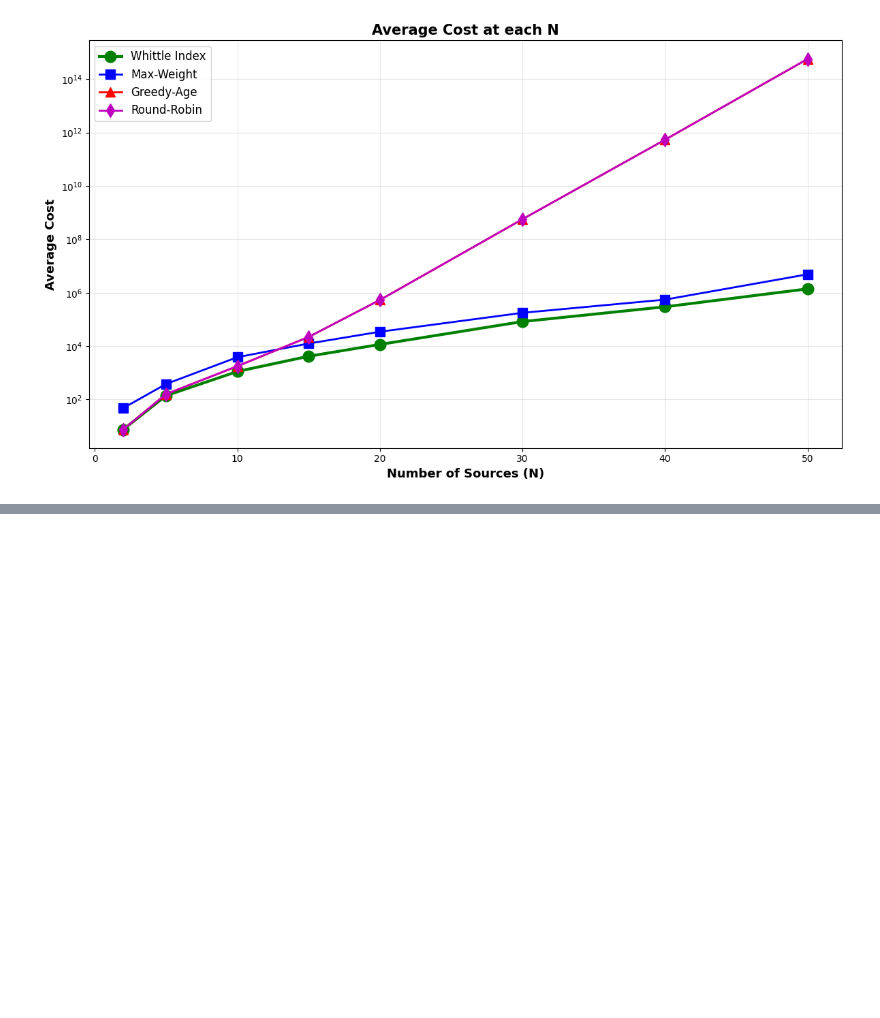
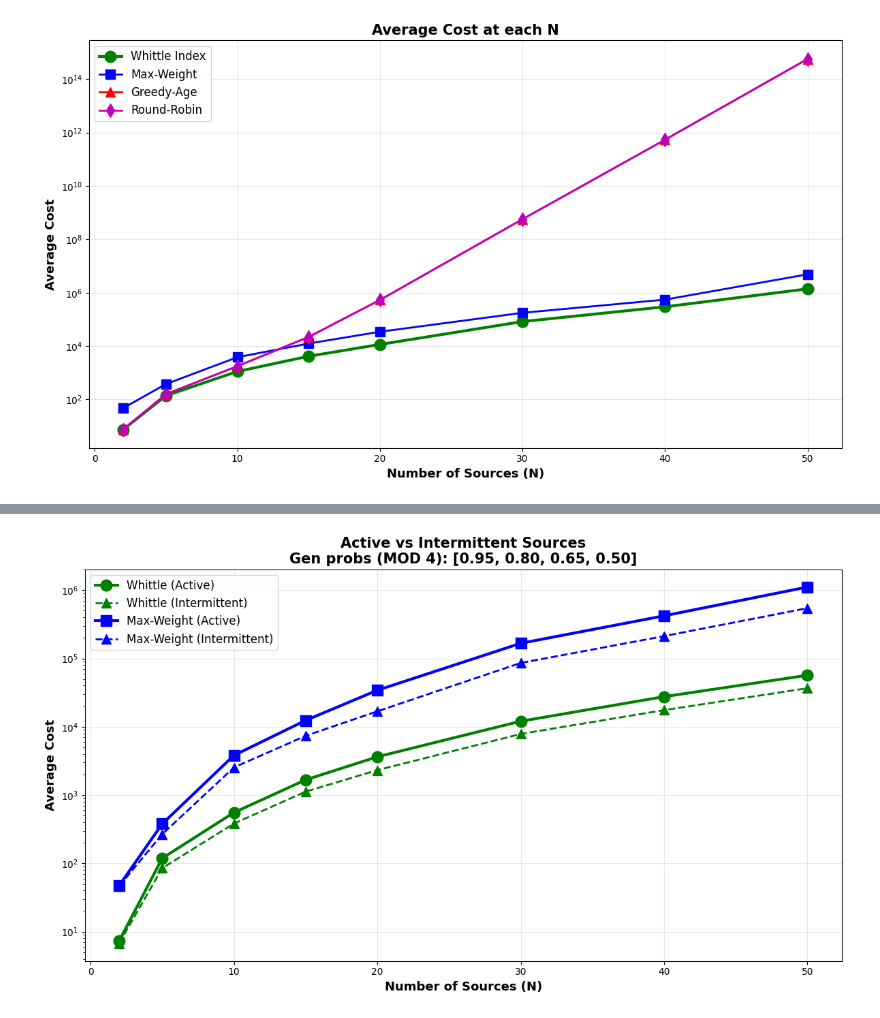
Before and after one commit to GodKnowss/ECE_547_Final_Project, a Jupyter notebook: replicating_aoi_24_2.ipynb, the cells around one changed output, grey strips where cells are left out. Drawn from its saved outputs; the diff is of its cells as text; code cells hidden in the pictures; blank space fills up the shorter version.

```diff
--- a/replicating_aoi_24_2.ipynb
+++ b/replicating_aoi_24_2.ipynb
@@ -241,0 +353,93 @@ plt.show()
+# %%
+# ============================================
+# ORIGINAL SIMULATION (Active sources)
+# ============================================
+
+def sim(policy, funcs, weights, T=3000):
+    """Original: Sources always generate data"""
+    N, ages, cost = len(funcs), [1]*len(funcs), 0
+    for t in range(T):
+        cost += sum(funcs[i](ages[i]) for i in range(N))
+        if policy == 'W': sel = np.argmax([whittle_index_reliable(ages[i], funcs[i]) for i in range(N)])
+        elif policy == 'MW': sel = np.argmax([weights[i]*ages[i]*(ages[i]+2) for i in range(N)])
+        elif policy == 'GA': sel = np.argmax(ages)
+        elif policy == 'RR': sel = t % N
+        ages = [1 if i==sel else ages[i]+1 for i in range(N)]
+    return cost/T
+
+# ============================================
+# NEW SIMULATION (Intermittent sources)
+# ============================================
+
+def sim_intermittent(policy, funcs, gen_probs, weights, T=3000):
+    """New: Sources generate data with probability gen_probs[i]"""
+    N, ages, cost = len(funcs), [1]*len(funcs), 0
+    for t in range(T):
+        cost += sum(funcs[i](ages[i]) for i in range(N))
+        if policy == 'W': sel = np.argmax([whittle_index_reliable(ages[i], funcs[i]) for i in range(N)])
+        elif policy == 'MW': sel = np.argmax([weights[i]*ages[i]*(ages[i]+2) for i in range(N)])
+        elif policy == 'GA': sel = np.argmax(ages)
+        elif policy == 'RR': sel = t % N
+
+        # Age increases only if source generates new data (Bernoulli)
+        ages = [
+            1 if (i==sel)
+            else (ages[i]+1 if np.random.rand()<gen_probs[i] else ages[i])
+            for i in range(N)
+        ]
+    return cost/T
+
+# ============================================
+# RUN BOTH SIMULATIONS
+# ============================================
+
+N_vals = [2, 5, 10, 15, 20, 30, 40, 50]
+weight_candidates = np.array([100, 1000, 15, 50])
+gen_prob_pattern = [0.95, 0.80, 0.65, 0.50]  # MOD 4 pattern
+
+# ACTIVE (original)
+W_active, MW_active = [], []
+
+# INTERMITTENT (new)
+W_intermittent, MW_intermittent = [], []
+
+for N in N_vals:
+    funcs = [lambda x, i=i: [x**3, 2*x, 15*x, x**2][i%4] for i in range(N)]
+    weights = weight_candidates[np.arange(N) % 4]
+    gen_probs = [gen_prob_pattern[i % 4] for i in range(N)]
+
+    # Active sources
+    W_active.append(sim('W', funcs, None))
+    MW_active.append(sim('MW', funcs, weights))
+
+    # Intermittent sources (average over runs)
+    W_int = np.mean([sim_intermittent('W', funcs, gen_probs, None) for _ in range(20)])
+    MW_int = np.mean([sim_intermittent('MW', funcs, gen_probs, weights) for _ in range(20)])
+    W_intermittent.append(W_int)
+    MW_intermittent.append(MW_int)
+
+    print(f"N={N:2d} | W-Active: {W_active[-1]:6.2f} | W-Intermittent: {W_int:6.2f}")
+
+# ============================================
+# PLOT COMPARISON
+# ============================================
+
+plt.figure(figsize=(12,7))
+plt.plot(N_vals, W_active, 'go-', lw=3, ms=12, label='Whittle (Active)')
+plt.plot(N_vals, W_intermittent, 'g^--', lw=2, ms=10, label='Whittle (Intermittent)')
+plt.plot(N_vals, MW_active, 'bs-', lw=3, ms=12, label='Max-Weight (Active)')
+plt.plot(N_vals, MW_intermittent, 'b^--', lw=2, ms=10, label='Max-Weight (Intermittent)')
+
+plt.xlabel('Number of Sources (N)', fontsize=13, fontweight='bold')
+plt.ylabel('Average Cost', fontsize=13, fontweight='bold')
+plt.title('Active vs Intermittent Sources\n' +
+          'Gen probs (MOD 4): [0.95, 0.80, 0.65, 0.50]',
+          fontsize=15, fontweight='bold')
+plt.legend(fontsize=12)
+plt.grid(True, alpha=0.3)
+plt.yscale('log')
+plt.tight_layout()
+plt.show()
+
+print("\nDone! Intermittent sources have LOWER cost (ages grow slower)")
+# %% [output]
@@ -241,0 +454 @@ plt.show()
+[figure, added]
```
Also changed, not shown: parts of 14 cells of this notebook, 1 other file.
